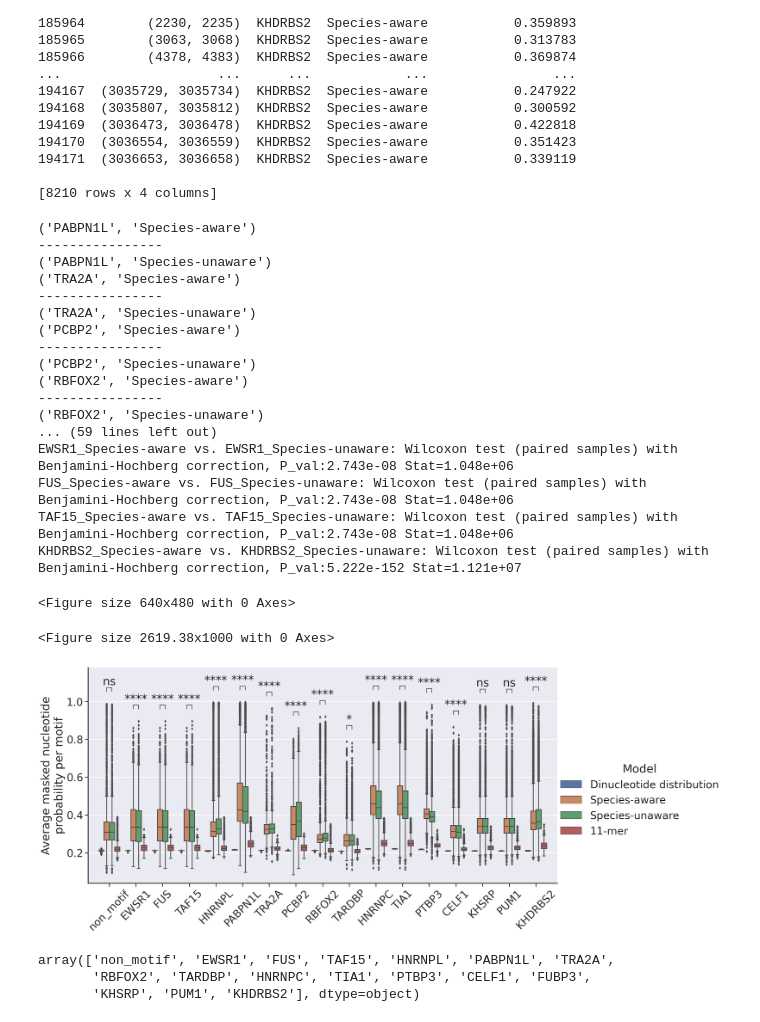
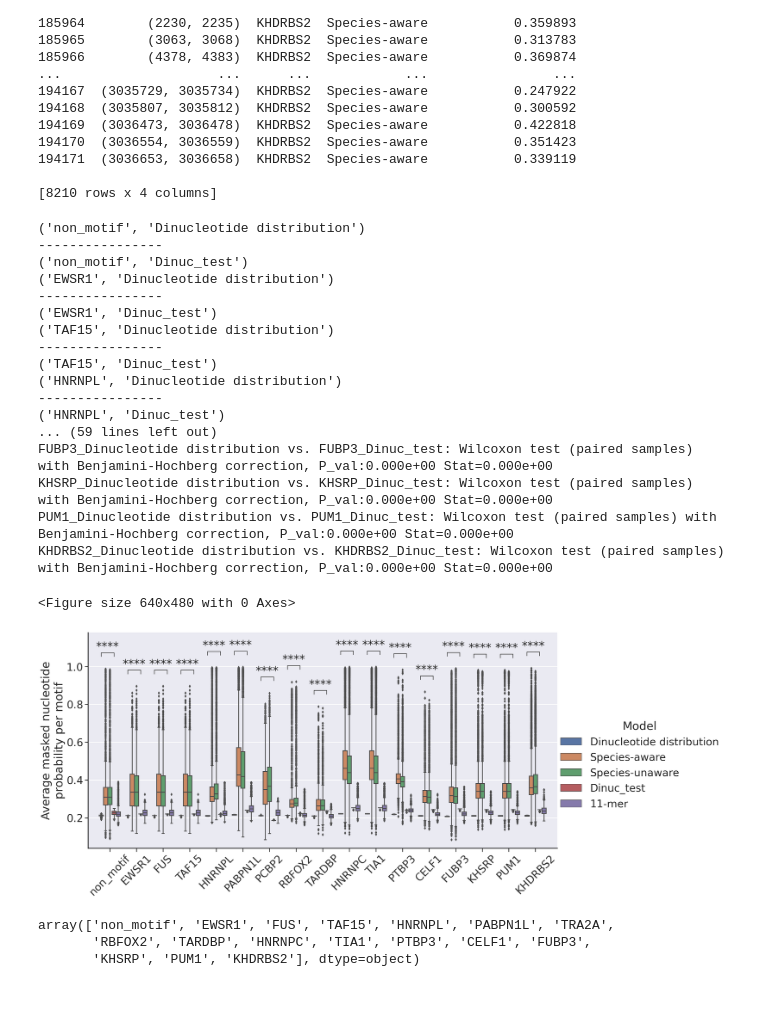
Before and after one commit to AnasShahzad1996/SpeciesAwareDNA-MLM, a Jupyter notebook: notebooks/plotting.ipynb, the cells around one changed output. Drawn from its saved outputs; the diff is of its cells as text; code cells hidden in the pictures.

```diff
--- a/notebooks/plotting.ipynb
+++ b/notebooks/plotting.ipynb
@@ -73,11 +73,13 @@ model_paths = os.listdir(results_dir)
 if "random" in model_paths:
     model_paths.remove("random")
 
+print(model_paths)
 
 # work around as plots.py doesn't use os.path.join to join paths...
 model_names = list(map(lambda x: os.path.basename(x), model_paths))
 model_map = {"dinuc": "Dinucleotide distribution",
              "11mer": "11-mer",
+             "dinuc_test":"Dinuc_test",
              "species_aware": "Species-aware",
              "species_unaware": "Species-unaware",
              }
@@ -143,7 +146,7 @@ def fix(x):
 # adding gpar positions here
 
 cols = ["motif_range","motif","model","avg_target_probas"]
-keep_models = ["Dinucleotide distribution","11-mer", "Species-aware", "Species-unaware"]
+keep_models = ["Dinucleotide distribution","Dinuc_test", "11-mer", "Species-aware", "Species-unaware"]
 
 scer_df_gpar = scer_mh.motif_df_l[scer_mh.motif_df_l["model"].isin(keep_models)]
 
@@ -199,7 +202,7 @@ mods = [#("Dinucleotide distribution", "Species-agnostic"),
         #("11-mer", "Species-agnostic"),
         #("11-mer","Species-aware"),
         #("11-mer","Species-unaware"),
-        ("Species-aware", "Species-unaware"),
+        ("Dinucleotide distribution", "Dinuc_test"),
         #("Dinucleotide distribution", "11-mer"),
         #("DNABERT", "Species-agnostic"),
         #("DNABERT","Species-aware"),
@@ -214,47 +217,46 @@ g = sns.catplot(data=plot_df, x="motif", y="avg_target_probas", hue="Model",kind
 plt.xticks(rotation = 45, ticks = range(0,len(order)),labels=labels)
 #plt.yticks(ticks=[0.2,0.4,0.6,0.8,1.0])
 
 if plot_significance:
     pairs=[]
 
     for m in mots:
         for mod in mods:
             pairs.append(((m,mod[0]),(m,mod[1])))
 
     for ax_n in g.axes:
         for ax in ax_n:
             # do I need to subset the data?
             annotator = Annotator(ax, pairs, data=plot_df, x="motif", y="avg_target_probas", hue="Model")
             #    order=order)
             annotator.configure(test='Wilcoxon', text_format='star', loc='inside', comparisons_correction="BH")
             annotator.apply_and_annotate()
 
 
 
 plt.xlabel("")
 plt.ylabel("Average masked nucleotide\nprobability per motif")
 plt.show()
 # %% [output]
-('PABPN1L', 'Species-aware')
+('non_motif', 'Dinucleotide distribution')
 ----------------
-('PABPN1L', 'Species-unaware')
-('TRA2A', 'Species-aware')
+('non_motif', 'Dinuc_test')
+('EWSR1', 'Dinucleotide distribution')
 ----------------
-('TRA2A', 'Species-unaware')
-('PCBP2', 'Species-aware')
+('EWSR1', 'Dinuc_test')
+('TAF15', 'Dinucleotide distribution')
 ----------------
-('PCBP2', 'Species-unaware')
-('RBFOX2', 'Species-aware')
+('TAF15', 'Dinuc_test')
+('HNRNPL', 'Dinucleotide distribution')
 ----------------
-('RBFOX2', 'Species-unaware')
+('HNRNPL', 'Dinuc_test')
 ... (59 lines left out)
-EWSR1_Species-aware vs. EWSR1_Species-unaware: Wilcoxon test (paired samples) with Benjamini-Hochberg correction, P_val:2.743e-08 Stat=1.048e+06
-FUS_Species-aware vs. FUS_Species-unaware: Wilcoxon test (paired samples) with Benjamini-Hochberg correction, P_val:2.743e-08 Stat=1.048e+06
-TAF15_Species-aware vs. TAF15_Species-unaware: Wilcoxon test (paired samples) with Benjamini-Hochberg correction, P_val:2.743e-08 Stat=1.048e+06
-KHDRBS2_Species-aware vs. KHDRBS2_Species-unaware: Wilcoxon test (paired samples) with Benjamini-Hochberg correction, P_val:5.222e-152 Stat=1.121e+07
+FUBP3_Dinucleotide distribution vs. FUBP3_Dinuc_test: Wilcoxon test (paired samples) with Benjamini-Hochberg correction, P_val:0.000e+00 Stat=0.000e+00
+KHSRP_Dinucleotide distribution vs. KHSRP_Dinuc_test: Wilcoxon test (paired samples) with Benjamini-Hochberg correction, P_val:0.000e+00 Stat=0.000e+00
+PUM1_Dinucleotide distribution vs. PUM1_Dinuc_test: Wilcoxon test (paired samples) with Benjamini-Hochberg correction, P_val:0.000e+00 Stat=0.000e+00
+KHDRBS2_Dinucleotide distribution vs. KHDRBS2_Dinuc_test: Wilcoxon test (paired samples) with Benjamini-Hochberg correction, P_val:0.000e+00 Stat=0.000e+00
 <Figure size 640x480 with 0 Axes>
-<Figure size 2619.38x1000 with 0 Axes>
-[figure, old version]
+[figure, new version]
 # %%
 plot_df["motif"].unique()
 # %% [output]
```
Also changed, not shown: parts of 2 cells of this notebook, 6 other files.
